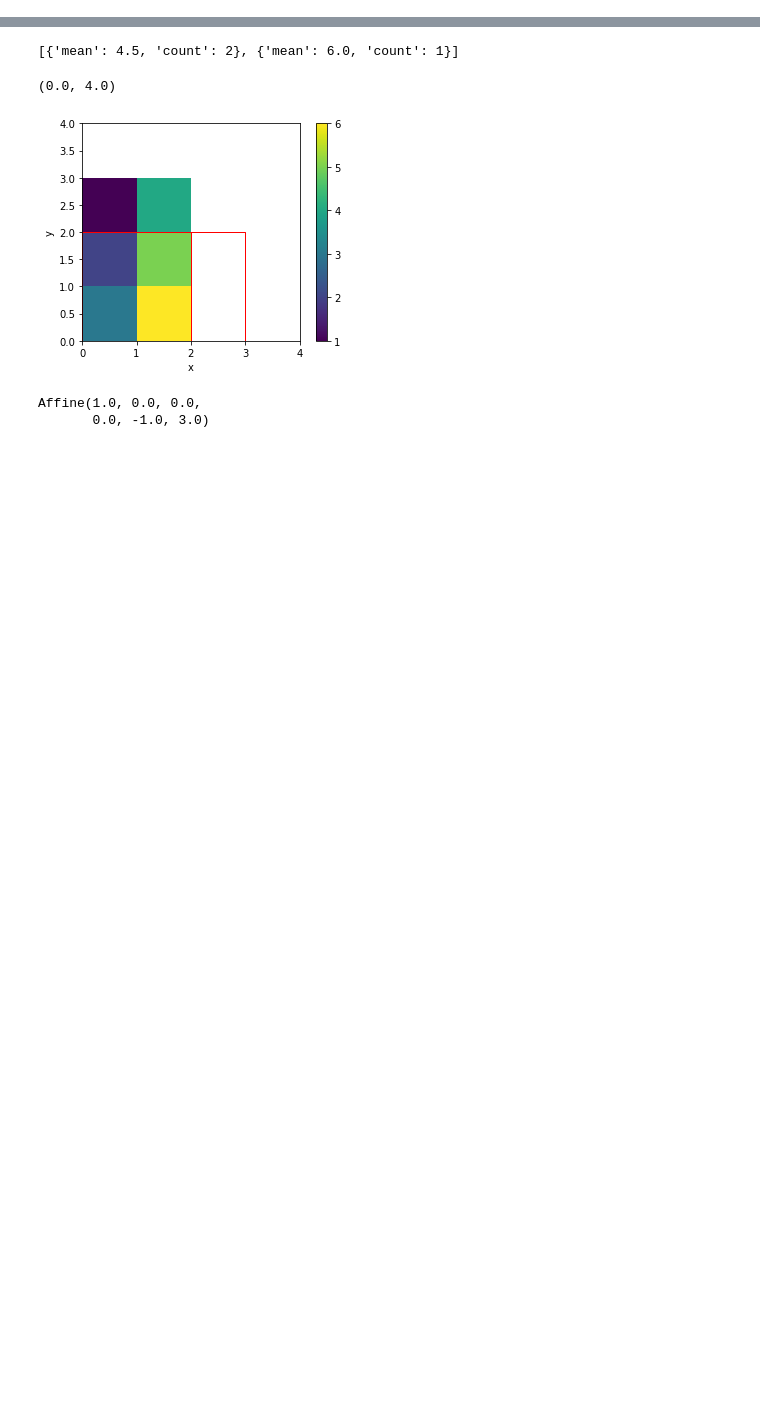
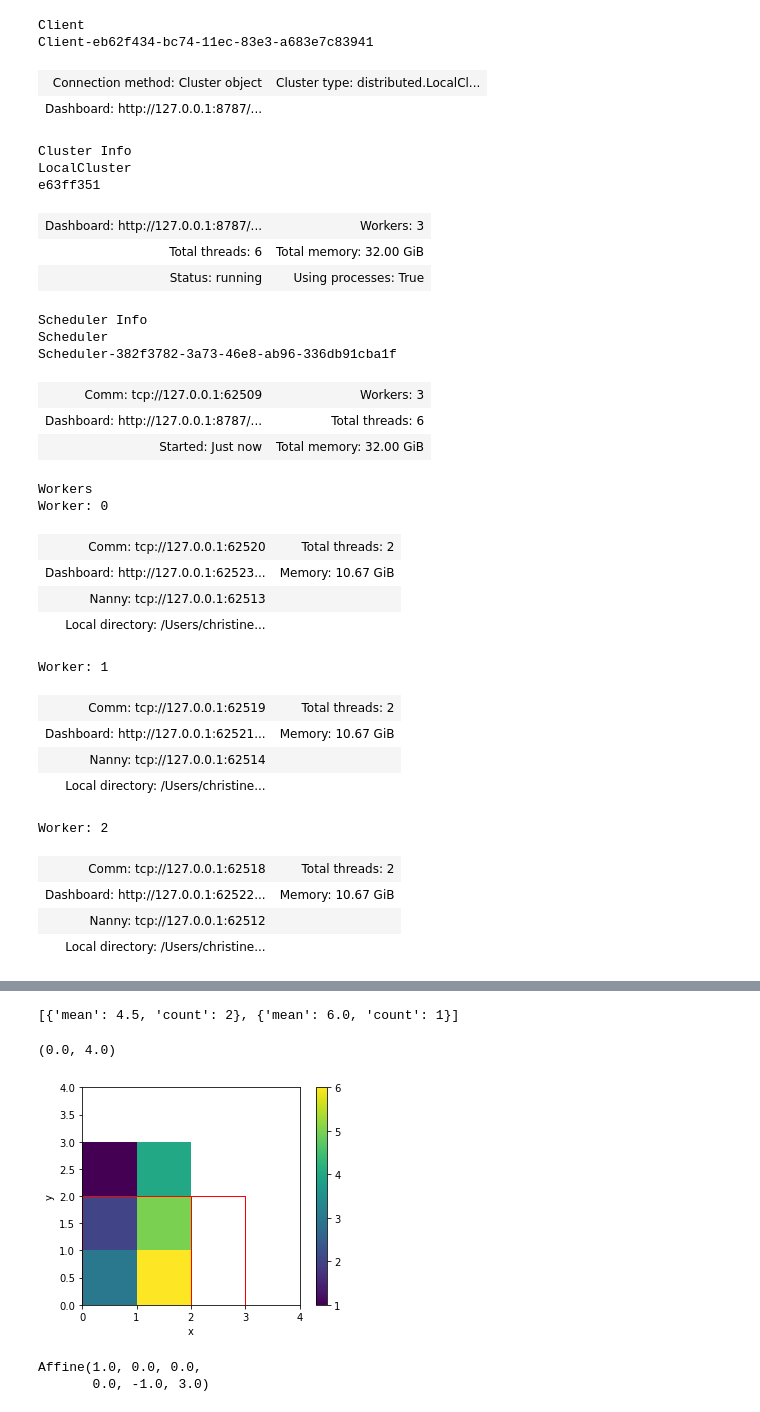
Before and after one commit to chryss/spectral_analysis, a Jupyter notebook: notebooks/Untitled.ipynb, the cells around one changed output, grey strips where cells are left out. Drawn from its saved outputs; the diff is of its cells as text; code cells hidden in the pictures; blank space fills up the shorter version.

```diff
--- a/notebooks/Untitled.ipynb
+++ b/notebooks/Untitled.ipynb
@@ -7,0 +14,37 @@ import rioxarray
+# %%
+client = Client()
+# %%
+client
+# %% [output]
+Client
+Client-eb62f434-bc74-11ec-83e3-a683e7c83941
+| Connection method: Cluster object | Cluster type: distributed.LocalCl... |
+| Dashboard: http://127.0.0.1:8787/... |  |
+Cluster Info
+LocalCluster
+e63ff351
+| Dashboard: http://127.0.0.1:8787/... | Workers: 3 |
+| Total threads: 6 | Total memory: 32.00 GiB |
+| Status: running | Using processes: True |
+Scheduler Info
+Scheduler
+Scheduler-382f3782-3a73-46e8-ab96-336db91cba1f
+| Comm: tcp://127.0.0.1:62509 | Workers: 3 |
+| Dashboard: http://127.0.0.1:8787/... | Total threads: 6 |
+| Started: Just now | Total memory: 32.00 GiB |
+Workers
+Worker: 0
+| Comm: tcp://127.0.0.1:62520 | Total threads: 2 |
+| Dashboard: http://127.0.0.1:62523... | Memory: 10.67 GiB |
+| Nanny: tcp://127.0.0.1:62513 |  |
+| Local directory: /Users/christine... |  |
+Worker: 1
+| Comm: tcp://127.0.0.1:62519 | Total threads: 2 |
+| Dashboard: http://127.0.0.1:62521... | Memory: 10.67 GiB |
+| Nanny: tcp://127.0.0.1:62514 |  |
+| Local directory: /Users/christine... |  |
+Worker: 2
+| Comm: tcp://127.0.0.1:62518 | Total threads: 2 |
+| Dashboard: http://127.0.0.1:62522... | Memory: 10.67 GiB |
+| Nanny: tcp://127.0.0.1:62512 |  |
+| Local directory: /Users/christine... |  |
```
Also changed, not shown: parts of 20 cells of this notebook, 2 other files.
